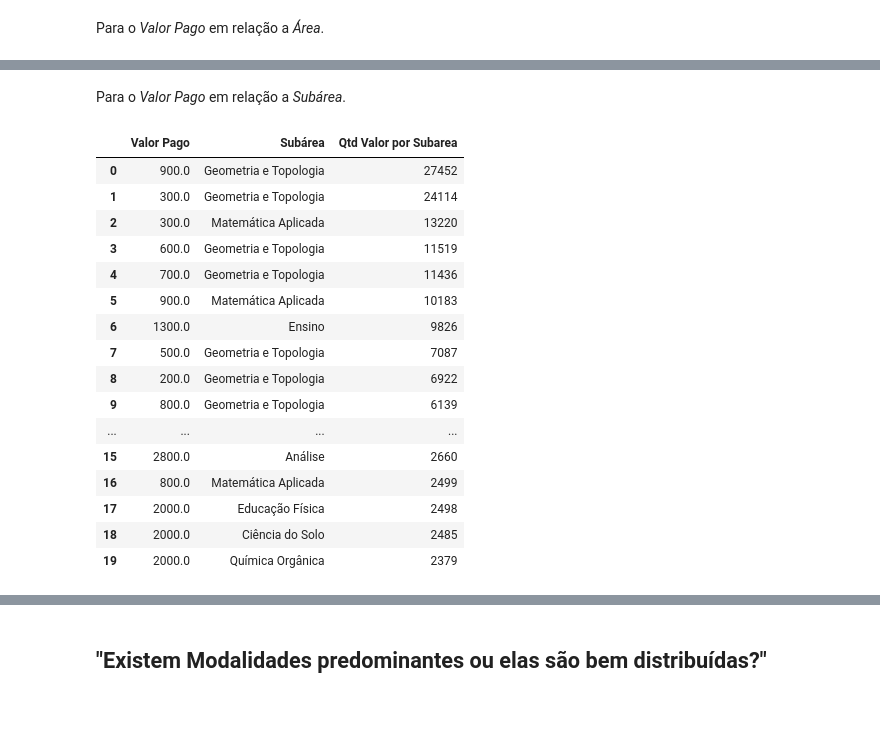
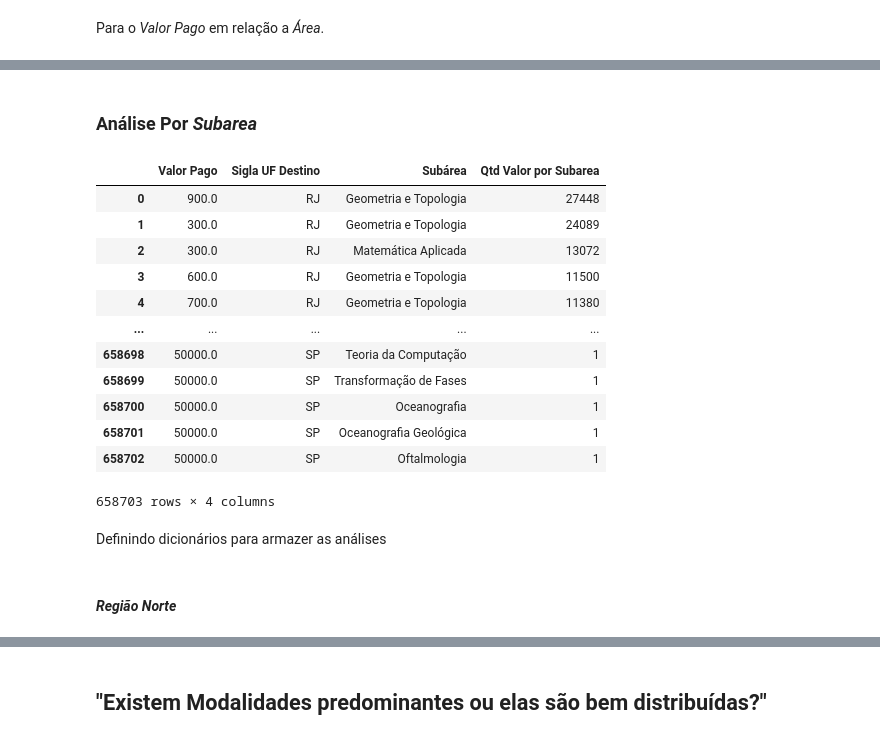
Before and after one commit to SidneyJunior01234/CD_IMD-EDA_AUX_BOLS_CNPq, a Jupyter notebook: Notebooks/EDA_CNPq.ipynb, the cells around one changed output, grey strips where cells are left out. Cells and saved outputs as stored; diff of their text form; code cells hidden in the pictures; blank space fills up the shorter version.

```diff
--- a/Notebooks/EDA_CNPq.ipynb
+++ b/Notebooks/EDA_CNPq.ipynb
@@ -609,24 +746,21 @@ plt.show()
 # %% [markdown]
-Para o *Valor Pago* em relação a *Subárea*.
+### Análise Por *Subarea*
 # %%
-analise_2_subarea = analise_2.groupby(['Valor Pago'])['Subárea'].value_counts().sort_values(ascending=False).reset_index(name='Qtd Valor por Subarea')
-analise_2_subarea = analise_2_subarea[:20]
+analise_2_subarea = analise_2.groupby(['Valor Pago', 'Sigla UF Destino'])['Subárea'].value_counts().sort_values(ascending=False).reset_index(name='Qtd Valor por Subarea')
 analise_2_subarea
 # %% [output]
-|  | Valor Pago | Subárea | Qtd Valor por Subarea |
-| 0 | 900.0 | Geometria e Topologia | 27452 |
-| 1 | 300.0 | Geometria e Topologia | 24114 |
-| 2 | 300.0 | Matemática Aplicada | 13220 |
-| 3 | 600.0 | Geometria e Topologia | 11519 |
-| 4 | 700.0 | Geometria e Topologia | 11436 |
-| 5 | 900.0 | Matemática Aplicada | 10183 |
-| 6 | 1300.0 | Ensino | 9826 |
-| 7 | 500.0 | Geometria e Topologia | 7087 |
-| 8 | 200.0 | Geometria e Topologia | 6922 |
-| 9 | 800.0 | Geometria e Topologia | 6139 |
-| ... | ... | ... | ... |
-| 15 | 2800.0 | Análise | 2660 |
-| 16 | 800.0 | Matemática Aplicada | 2499 |
-| 17 | 2000.0 | Educação Física | 2498 |
-| 18 | 2000.0 | Ciência do Solo | 2485 |
-| 19 | 2000.0 | Química Orgânica | 2379 |
+|  | Valor Pago | Sigla UF Destino | Subárea | Qtd Valor por Subarea |
+| 0 | 900.0 | RJ | Geometria e Topologia | 27448 |
+| 1 | 300.0 | RJ | Geometria e Topologia | 24089 |
+| 2 | 300.0 | RJ | Matemática Aplicada | 13072 |
+| 3 | 600.0 | RJ | Geometria e Topologia | 11500 |
+| 4 | 700.0 | RJ | Geometria e Topologia | 11380 |
+| ... | ... | ... | ... | ... |
+| 658698 | 50000.0 | SP | Teoria da Computação | 1 |
+| 658699 | 50000.0 | SP | Transformação de Fases | 1 |
+| 658700 | 50000.0 | SP | Oceanografia | 1 |
+| 658701 | 50000.0 | SP | Oceanografia Geológica | 1 |
+| 658702 | 50000.0 | SP | Oftalmologia | 1 |
+658703 rows × 4 columns
+# %% [markdown]
+Definindo dicionários para armazer as análises
@@ -632,0 +804,2 @@ analise_2_subarea
+# %% [markdown]
+#### *Região Norte*
```
Also changed, not shown: parts of 33 cells of this notebook, 1 other file.
